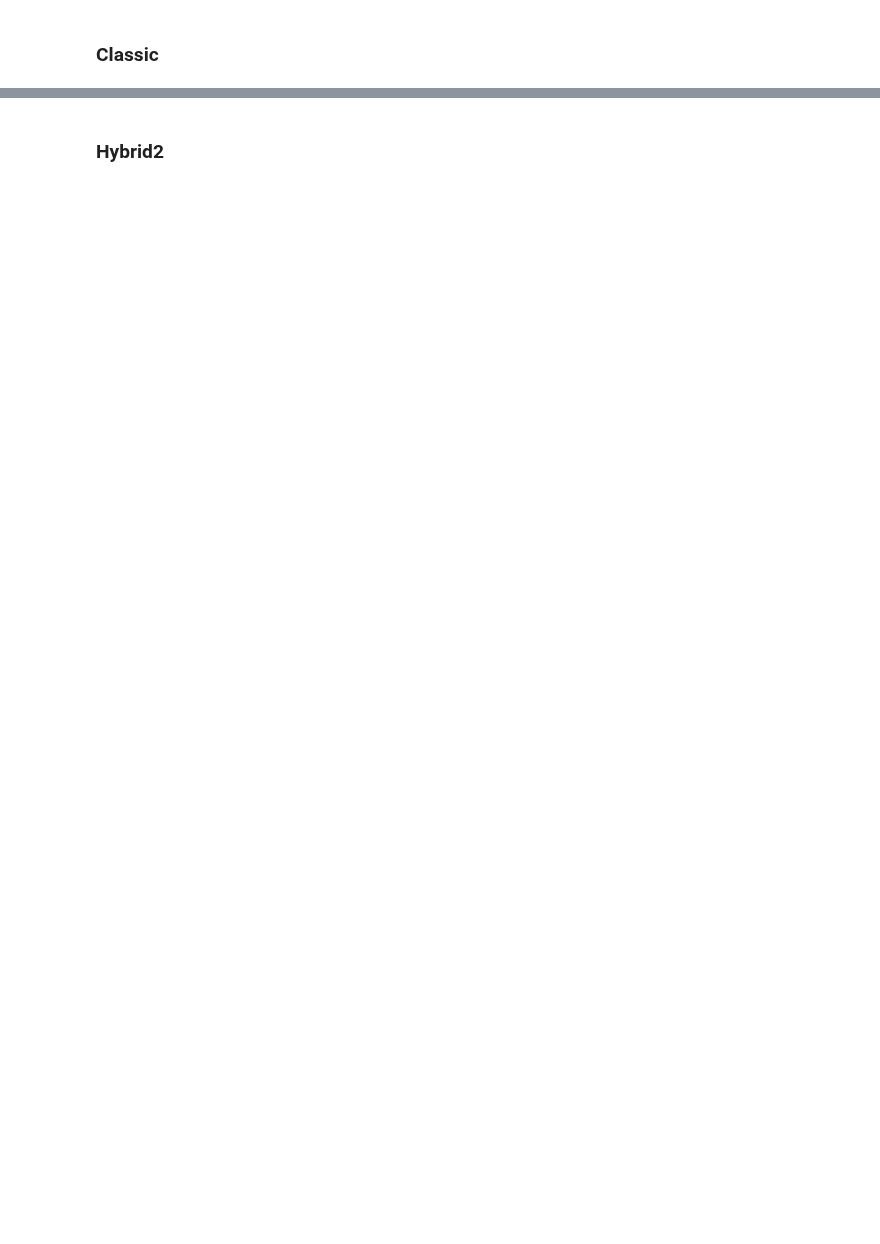
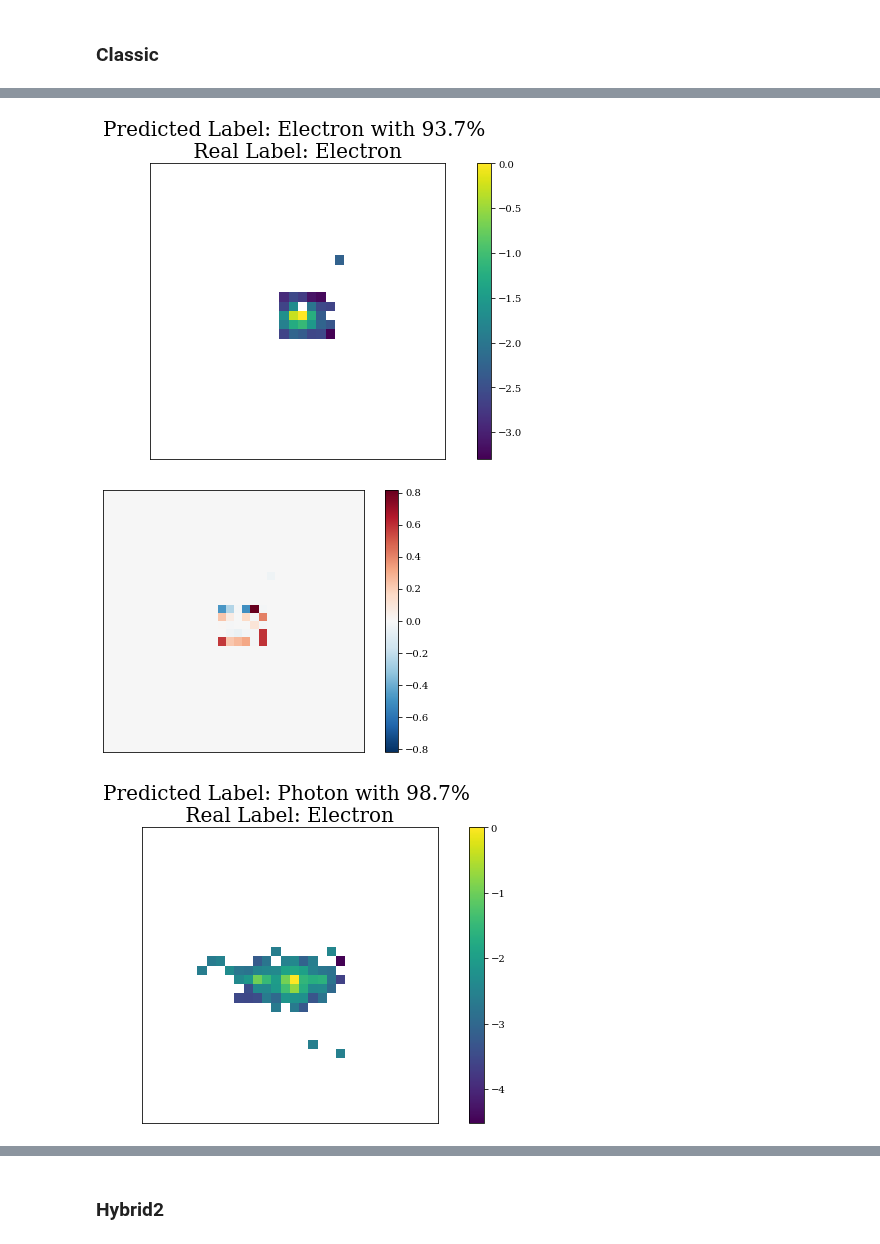
Before and after one commit to EyupBunlu/QViT_HEP_ML4Sci, a Jupyter notebook: Introduction.ipynb, the cells around one changed output, grey strips where cells are left out. Drawn from its saved outputs; the diff is of its cells as text; code cells hidden in the pictures; blank space fills up the shorter version.

```diff
--- a/Introduction.ipynb
+++ b/Introduction.ipynb
@@ -523,3 +612,0 @@ with torch.no_grad(): yhat = model(val_dl.dataset.dataset[val_dl.dataset.indices
-# %%
-yhat = yhat.cpu()
-roc_auc_score(val_dl.dataset.dataset[val_dl.dataset.indices]['output'],yhat)
@@ -550,0 +658,30 @@ plt.savefig("roc_cls.jpg")
+# %%
+electron_correct=torch.where((acc==test_dl.dataset.dataset[test_dl.dataset.indices]['output']))[0][torch.sigmoid(yhat[(acc==test_dl.dataset.dataset[test_dl.dataset.indices]['output'])]).argmax()]
+photon_correct=torch.where((acc==test_dl.dataset.dataset[test_dl.dataset.indices]['output']))[0][torch.sigmoid(yhat[(acc==test_dl.dataset.dataset[test_dl.dataset.indices]['output'])]).argmin()]
+electron_wrong=torch.where((acc!=test_dl.dataset.dataset[test_dl.dataset.indices]['output']))[0][torch.sigmoid(yhat[(acc!=test_dl.dataset.dataset[test_dl.dataset.indices]['output'])]).argmin()]
+photon_wrong=torch.where((acc!=test_dl.dataset.dataset[test_dl.dataset.indices]['output']))[0][torch.sigmoid(yhat[(acc!=test_dl.dataset.dataset[test_dl.dataset.indices]['output'])]).argmax()]
+# %%
+index_labels = ['electron_correct','electron_wrong','photon_correct','photon_wrong']
+for i,j in enumerate([electron_correct,electron_wrong,photon_correct,photon_wrong]):
+    plt.figure(figsize=(9,5))
+    plt.imshow(np.log10(data[j,...,0].numpy()/data[j,...,0].max().numpy()))
+    plt.colorbar()
+    label = 'Electron' if torch.sigmoid(yhat[j])>=.5 else 'Photon'
+    real_label = 'Electron' if y[j]==1 else 'Photon'
+    prob = np.round(np.max( [torch.sigmoid(yhat[j]).item(),1-torch.sigmoid(yhat[j]).item() ])*100,1)
+    plt.title(f'Predicted Label: {label} with {prob}% \n Real Label: {real_label} ',size=20)
+    plt.xticks([])
+    plt.yticks([])
+    plt.tight_layout()
+    plt.savefig(index_labels[i]+'.png',bbox_inches='tight')
+    plt.figure()
+    plt.imshow(data[j,...,1],vmin=-data[j,...,1].abs().max(),vmax=data[j,...,1].abs().max(),cmap='RdBu_r')
+    plt.colorbar()
+    plt.xticks([])
+    plt.yticks([])
+    plt.tight_layout()
+    plt.savefig(index_labels[i]+'_time.png',bbox_inches='tight')
+# %% [output]
+[figure, added]
+[figure, added]
+[figure, added]
```
Also changed, not shown: parts of 56 cells of this notebook, 9 other files.
